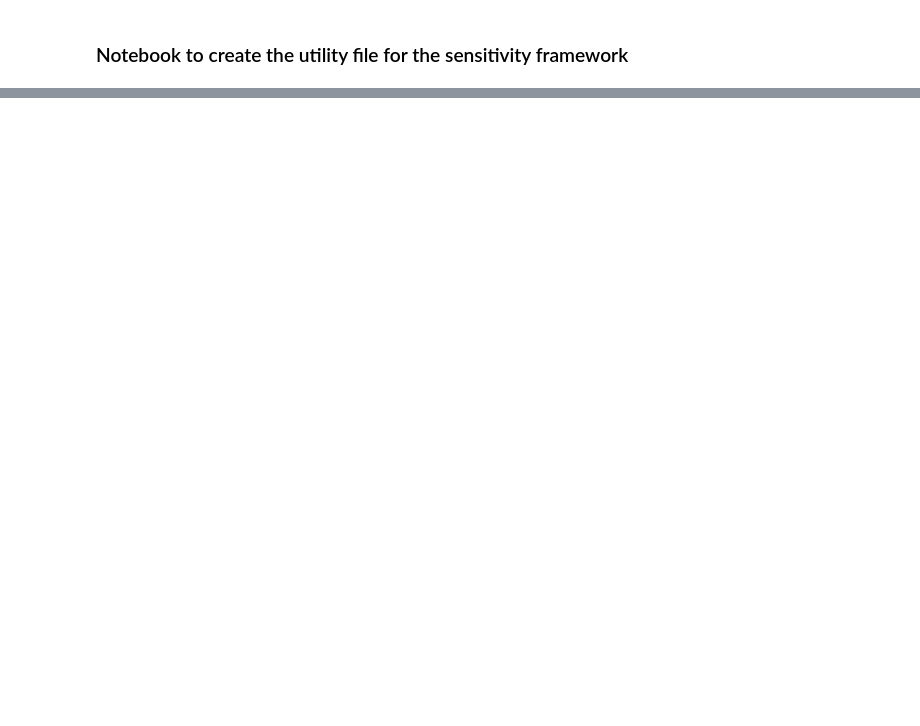
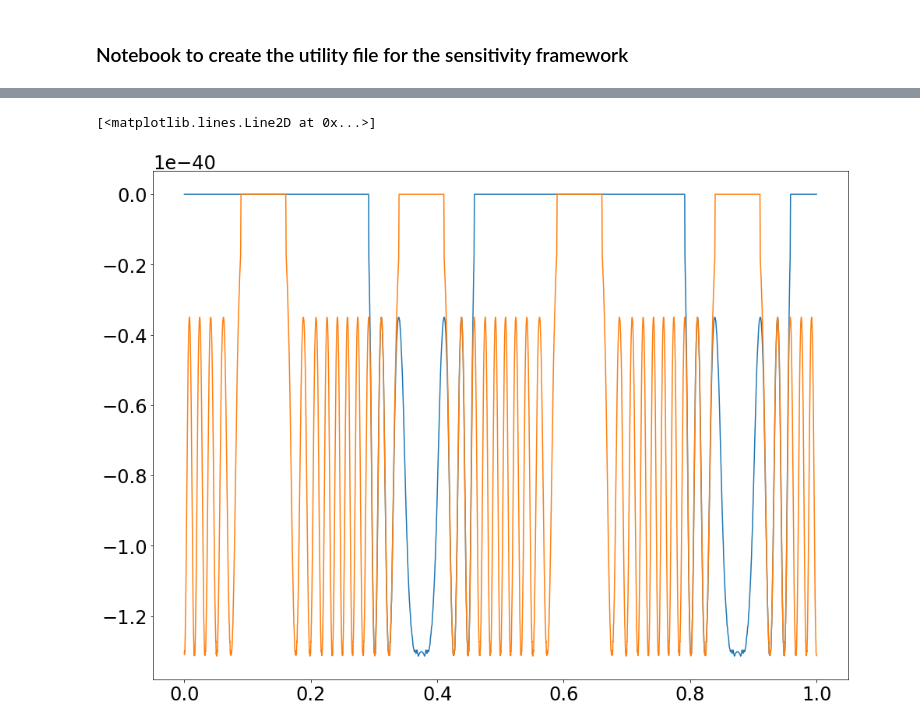
Before and after one commit to stanfordbeads/New_trap_code, a Jupyter notebook: SensitivityFramework/sensitivity_utilities_nb.ipynb, the cells around one changed output, grey strips where cells are left out. Saved outputs shown, nothing was run; the diff lists cells and outputs as text; code cells hidden in the pictures; blank space fills up the shorter version.

```diff
--- a/SensitivityFramework/sensitivity_utilities_nb.ipynb
+++ b/SensitivityFramework/sensitivity_utilities_nb.ipynb
@@ -22,7 +22,7 @@ from discharge_tools import load_dir
 # %%
 # some settings for standardized figures
 
-plt.rcParams["figure.figsize"] = (8,6)
+plt.rcParams["figure.figsize"] = (16,12)
 plt.rcParams['font.size'] = (24)
 plt.rcParams['xtick.labelsize']="medium"
 plt.rcParams['text.usetex'] = False
@@ -235,0 +238,9 @@ def fraction_of_histo(input_histo,bins=500,intervall=0.68):
+# %%
+separation =5e-6
+height=0
+stroke=500e-6
+frequency=2
+direction="z"
+lambda_par = 5e-6
+t,f1 = force_vs_time(separation,height,stroke,frequency,direction,lambda_par,offset_y=0,yuk_or_grav="yuk",alpha=1)
+t,f2 = force_vs_time(separation,height,stroke,frequency,direction,lambda_par,offset_y=350e-6,yuk_or_grav="yuk",alpha=1)
@@ -235,0 +262,6 @@ def fraction_of_histo(input_histo,bins=500,intervall=0.68):
+# %%
+plt.plot(t,f2)
+plt.plot(t,f1)
+# %% [output]
+[<matplotlib.lines.Line2D at 0x...>]
+[figure, added]
```
Also changed, not shown: parts of 2 cells of this notebook, 38 other files.
